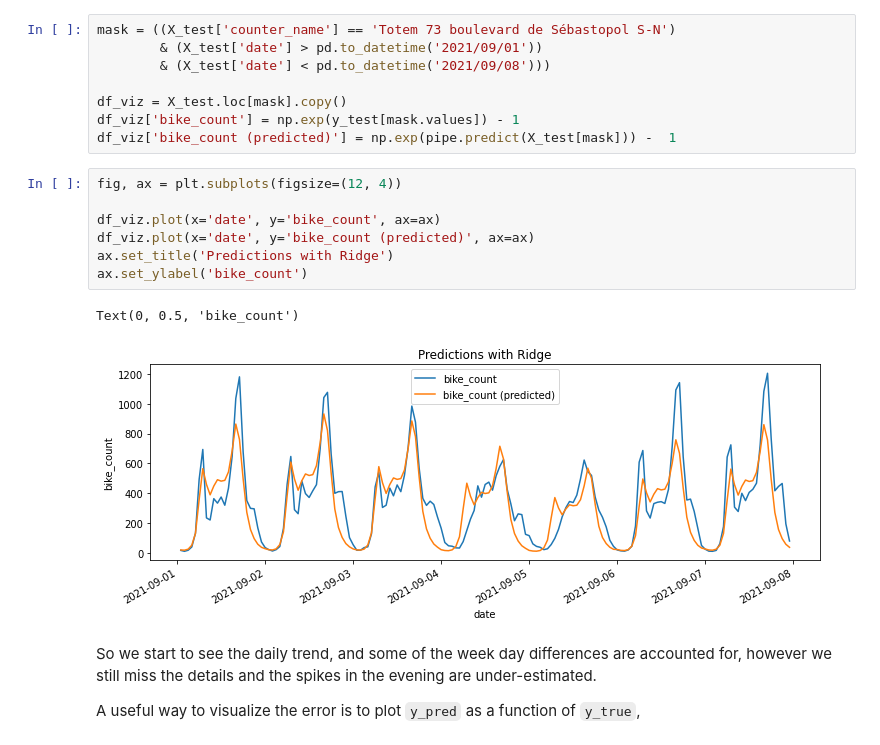
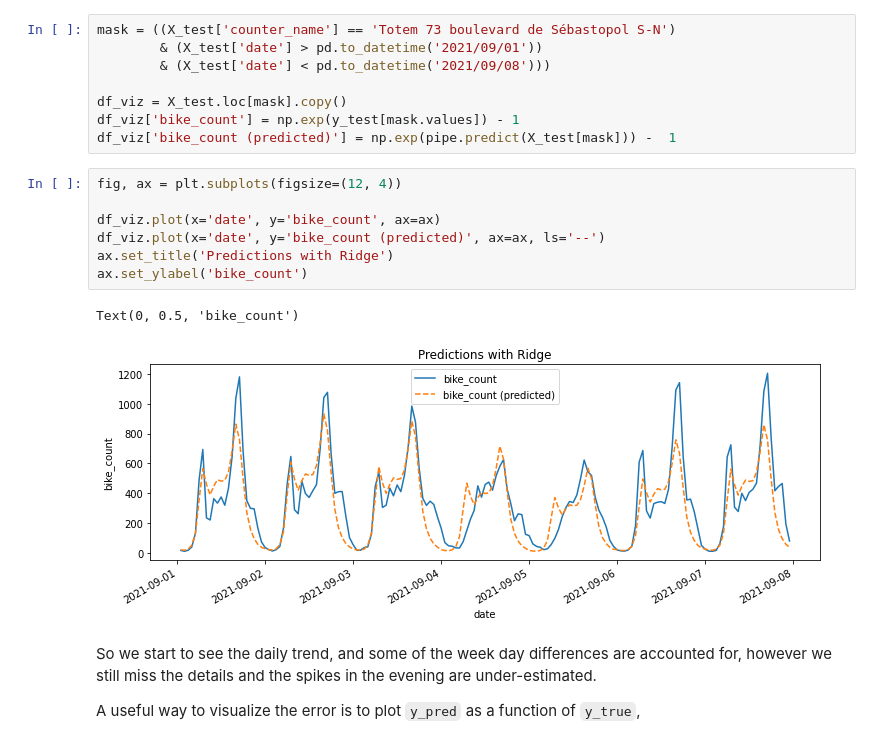
Before and after one commit to ramp-kits/bike_counters, a Jupyter notebook: bike_counters_starting_kit.ipynb, the cells around one changed output. Saved outputs shown, nothing was run; the diff lists cells and outputs as text.

```diff
--- a/bike_counters_starting_kit.ipynb
+++ b/bike_counters_starting_kit.ipynb
@@ -337,13 +341,13 @@ df_viz['bike_count (predicted)'] = np.exp(pipe.predict(X_test[mask])) -  1
 # %%
 fig, ax = plt.subplots(figsize=(12, 4))
 
 df_viz.plot(x='date', y='bike_count', ax=ax)
-df_viz.plot(x='date', y='bike_count (predicted)', ax=ax)
+df_viz.plot(x='date', y='bike_count (predicted)', ax=ax, ls='--')
 ax.set_title('Predictions with Ridge')
 ax.set_ylabel('bike_count')
 # %% [output]
 Text(0, 0.5, 'bike_count')
-[figure, old version]
+[figure, new version]
 # %% [markdown]
 So we start to see the daily trend, and some of the week day differences are accounted for, however we still miss the details and the spikes in the evening are under-estimated.
 
```
Also changed, not shown: parts of 9 cells of this notebook.
